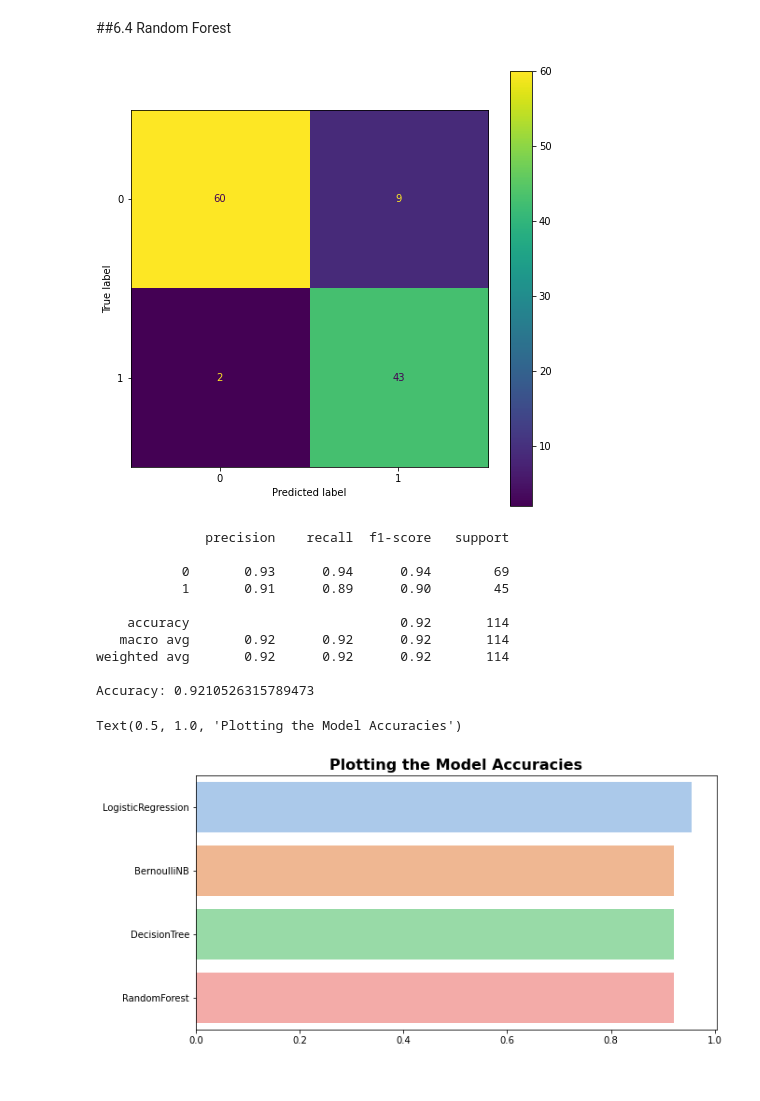
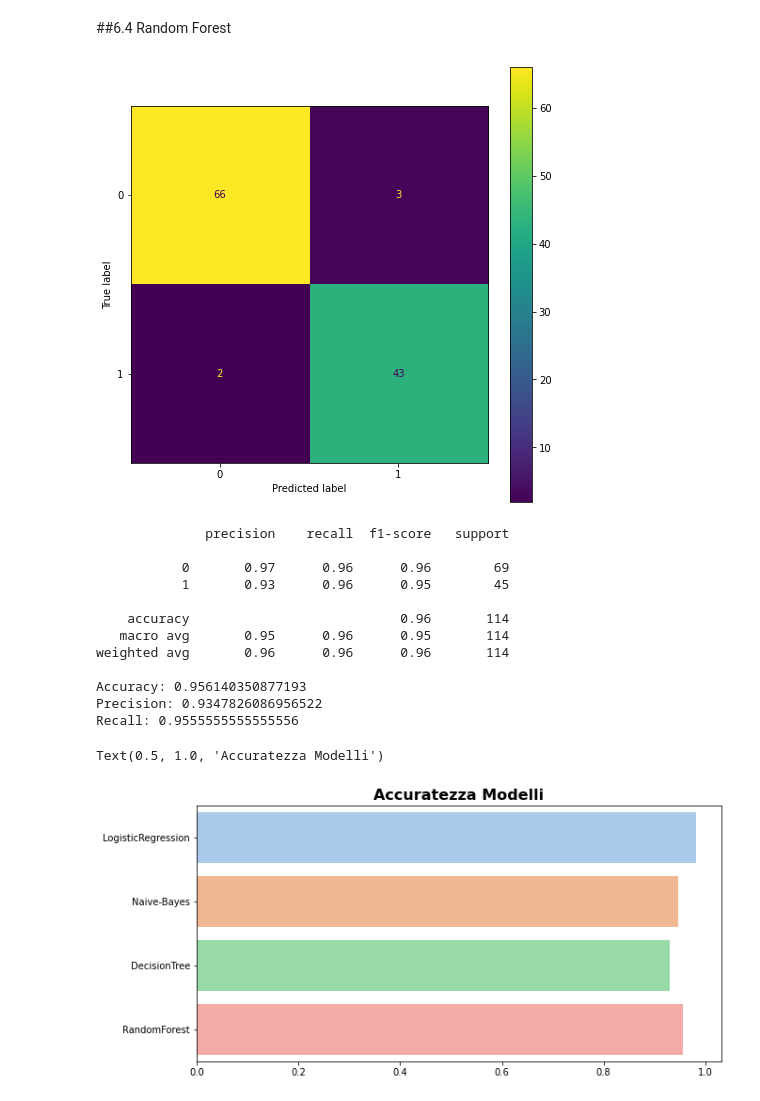
Before and after one commit to xDaryamo/BreastCancerPrediction, a Jupyter notebook: breast_cancer_prediction.ipynb, the cells around one changed output. Saved outputs shown, nothing was run; the diff lists cells and outputs as text; code cells hidden in the pictures.

```diff
--- a/breast_cancer_prediction.ipynb
+++ b/breast_cancer_prediction.ipynb
@@ -375,13 +351,13 @@ Siccome le variabili non seguono una distribuzione Gaussiana, decidiamo di effet
 # %%
 #Normalizzazione
-scaler = MinMaxScaler(feature_range=(-1, 1))
-X_train = scaler.fit_transform(X_train)
-X_test = scaler.fit_transform(X_test)
+#scaler = MinMaxScaler(feature_range=(-1, 1))
+#X_train = scaler.fit_transform(X_train)
+#X_test = scaler.fit_transform(X_test)
 
-#from sklearn.preprocessing import StandardScaler
-#scaler = StandardScaler()
-#X_train=scaler.fit_transform(X_train)
-#X_test=scaler.transform(X_test)
+from sklearn.preprocessing import StandardScaler
+scaler = StandardScaler()
+X_train=scaler.fit_transform(X_train)
+X_test=scaler.transform(X_test)
 # %%
 #Feature selection supervisionata
 #fs = SelectKBest(score_func=r_regression,k=26)
@@ -437,7 +421,7 @@ Accuracy: 0.956140350877193
 # %% [markdown]
 ##6.2 Naive-Bayes
 # %%
-NB = BernoulliNB()
+NB = GaussianNB()
 
 NB.fit(X_train, y_train)
 
@@ -453,7 +437,11 @@ plt.show()
 print(classification_report(y_test, y_pred))
 
 print("Accuracy:",accuracy_score(y_test, y_pred))
+print("Precision:",precision_score(y_test, y_pred))
+print("Recall:",recall_score(y_test, y_pred))
 
-models.append('BernoulliNB')
+models.append('Naive-Bayes')
 scores.append(accuracy_score(y_test, y_pred))
+precisions.append(precision_score(y_test, y_pred))
+recalls.append(recall_score(y_test, y_pred))
 # %% [output]
@@ -475,7 +465,7 @@ DecisionTree = DecisionTreeClassifier()
 
 DecisionTree.fit(X_train, y_train)
 
-y_pred = NB.predict(X_test)
+y_pred = DecisionTree.predict(X_test)
 
 labels = np.unique(y_test)
 
@@ -487,8 +477,12 @@ plt.show()
 print(classification_report(y_test, y_pred))
 
 print("Accuracy:",accuracy_score(y_test, y_pred))
+print("Precision:",precision_score(y_test, y_pred))
+print("Recall:",recall_score(y_test, y_pred))
 
 
 models.append('DecisionTree')
 scores.append(accuracy_score(y_test, y_pred))
+precisions.append(precision_score(y_test, y_pred))
+recalls.append(recall_score(y_test, y_pred))
 # %% [output]
@@ -510,7 +506,7 @@ RandomForest = RandomForestClassifier()
 
 RandomForest.fit(X_train, y_train)
 
-y_pred = NB.predict(X_test)
+y_pred = RandomForest.predict(X_test)
 
 labels = np.unique(y_test)
 
@@ -522,27 +518,32 @@ plt.show()
 print(classification_report(y_test, y_pred))
 
 print("Accuracy:",accuracy_score(y_test, y_pred))
+print("Precision:",precision_score(y_test, y_pred))
+print("Recall:",recall_score(y_test, y_pred))
 
 
 models.append('RandomForest')
 scores.append(accuracy_score(y_test, y_pred))
+precisions.append(precision_score(y_test, y_pred))
+recalls.append(recall_score(y_test, y_pred))
 # %% [output]
-[figure, old version]
+[figure, new version]
               precision    recall  f1-score   support
 
-           0       0.93      0.94      0.94        69
-           1       0.91      0.89      0.90        45
+           0       0.97      0.96      0.96        69
+           1       0.93      0.96      0.95        45
 
-    accuracy                           0.92       114
-   macro avg       0.92      0.92      0.92       114
-weighted avg       0.92      0.92      0.92       114
+    accuracy                           0.96       114
+   macro avg       0.95      0.96      0.95       114
+weighted avg       0.96      0.96      0.96       114
 
-Accuracy: 0.9210526315789473
+Accuracy: 0.956140350877193
+Precision: 0.9347826086956522
+Recall: 0.9555555555555556
 # %%
-
 plt.figure(figsize = (10,5))
 sb.barplot(x = scores, y = models, palette='pastel')
-plt.title("Plotting the Model Accuracies", fontsize=16, fontweight="bold")
+plt.title("Accuratezza Modelli", fontsize=16, fontweight="bold")
 # %% [output]
-Text(0.5, 1.0, 'Plotting the Model Accuracies')
+Text(0.5, 1.0, 'Accuratezza Modelli')
-[figure, old version]
+[figure, new version]
```
Also changed, not shown: parts of 10 cells of this notebook.
